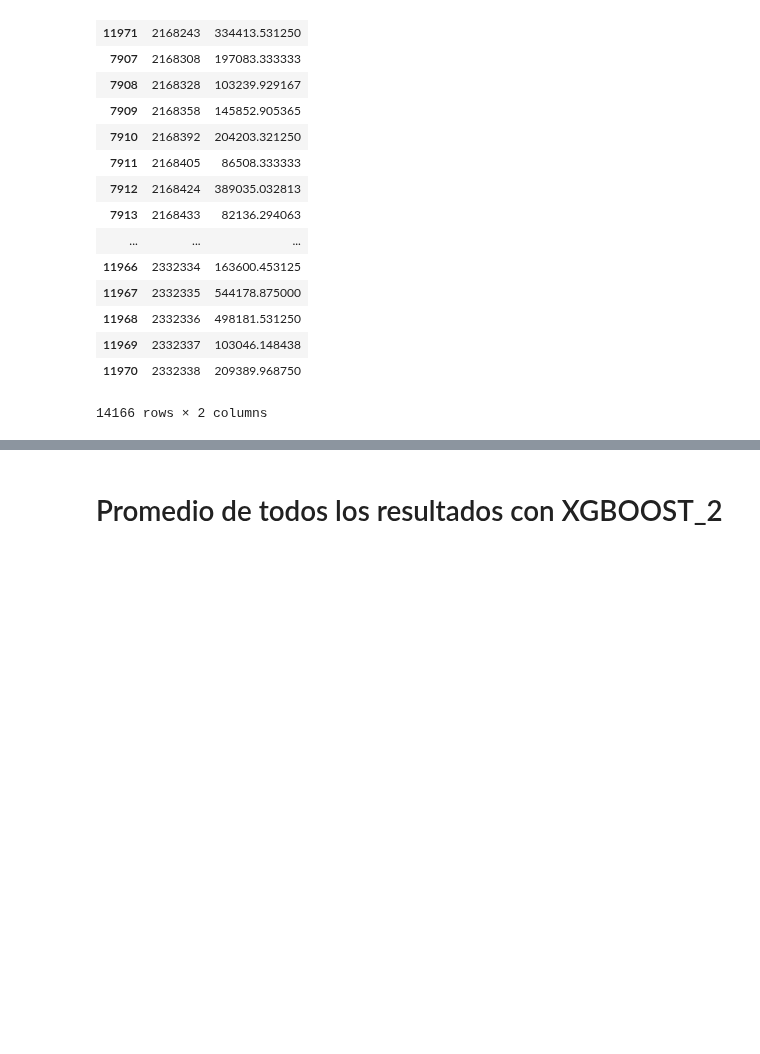
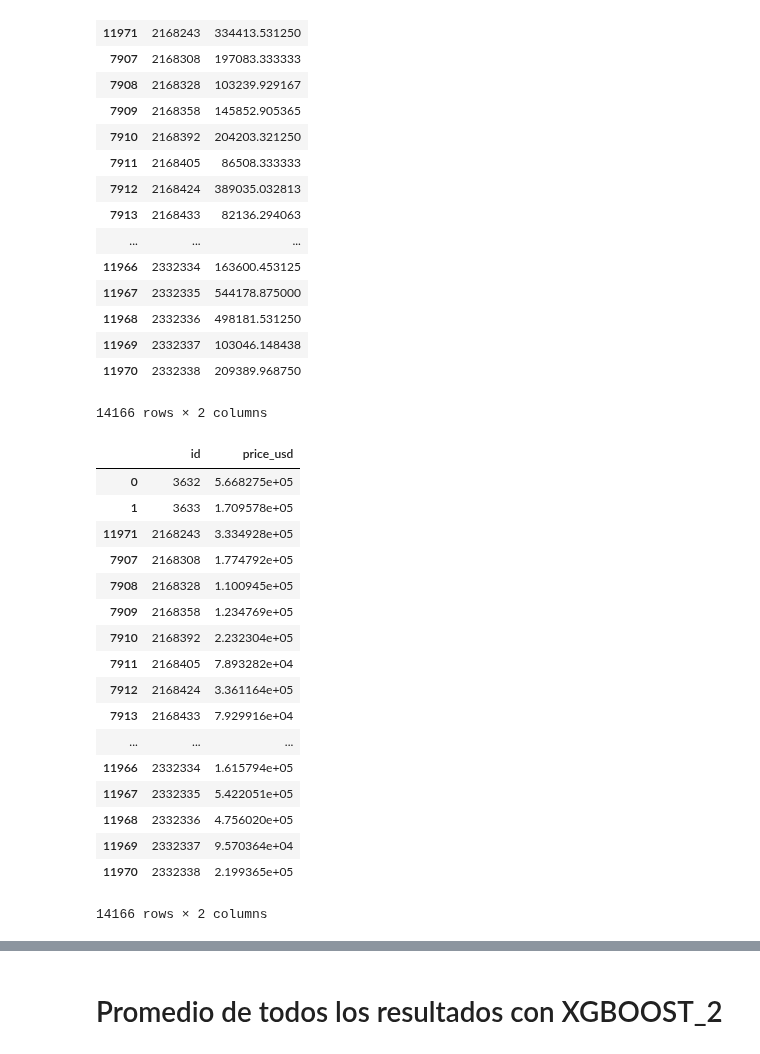
Before and after one commit to LucianoGiannotti/ProperatiDatosTP, a Jupyter notebook: Merge de predicciones.ipynb, the cells around one changed output, grey strips where cells are left out. Cells and saved outputs as stored; diff of their text form; code cells hidden in the pictures; blank space fills up the shorter version.

Commit message:
Gradient Boosting

```diff
--- a/Merge de predicciones.ipynb
+++ b/Merge de predicciones.ipynb
@@ -373,3 +373,34 @@ pred_merge
 14166 rows × 2 columns
 # %%
 pred_merge.to_csv('Predicciones/Extra_Tree5_con_cross_val+XGBOOST.csv', index = False)
+# %%
+pred_xgboost_10_11_b = pd.read_csv('Predicciones/XgBoost_10_11_b.csv')
+pred_gradient_boosting = pd.read_csv('Predicciones/Gradient_Boosting.csv')
+# %%
+ids_gradient_boosting = pred_gradient_boosting.id.values
+ids_xgb = pred_xgboost_10_11_b.id.values
+
+ids_faltantes_en_gradient_boosting = list()
+ids_faltantes_en_gradient_boosting.extend(x for x in ids_xgb if x not in ids_gradient_boosting)
+pred_merge = pred_gradient_boosting.append(pred_xgboost_10_11_b[pred_xgboost_10_11_b['id'].isin(ids_faltantes_en_gradient_boosting)])
+pred_merge.sort_values('id',axis=0,inplace=True)
+pred_merge
+# %% [output]
+|  | id | price_usd |
+| 0 | 3632 | 5.668275e+05 |
+| 1 | 3633 | 1.709578e+05 |
+| 11971 | 2168243 | 3.334928e+05 |
+| 7907 | 2168308 | 1.774792e+05 |
+| 7908 | 2168328 | 1.100945e+05 |
+| 7909 | 2168358 | 1.234769e+05 |
+| 7910 | 2168392 | 2.232304e+05 |
+| 7911 | 2168405 | 7.893282e+04 |
+| 7912 | 2168424 | 3.361164e+05 |
+| 7913 | 2168433 | 7.929916e+04 |
+| ... | ... | ... |
+| 11966 | 2332334 | 1.615794e+05 |
+| 11967 | 2332335 | 5.422051e+05 |
+| 11968 | 2332336 | 4.756020e+05 |
+| 11969 | 2332337 | 9.570364e+04 |
+| 11970 | 2332338 | 2.199365e+05 |
+14166 rows × 2 columns
```
Also changed, not shown: parts of 4 cells of this notebook, 6 other files.
